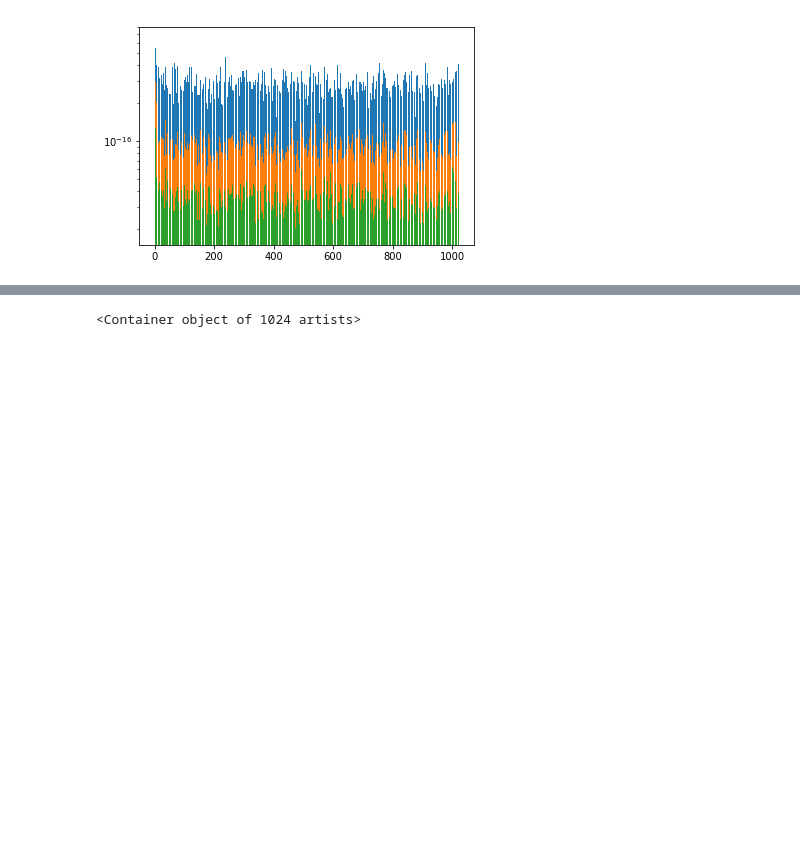
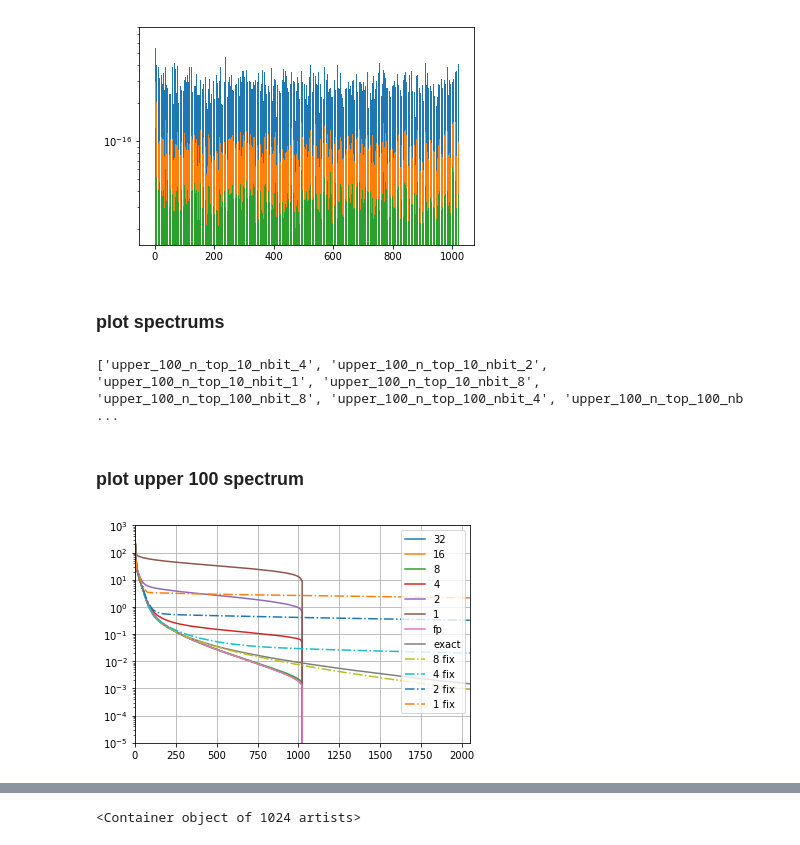
Before and after one commit to JianGoForIt/lp_rffs, a Jupyter notebook: kernel_reg/notebook/Visualize_residual_dynamic_range.ipynb, the cells around one changed output, grey strips where cells are left out. Drawn from its saved outputs; the diff is of its cells as text; code cells hidden in the pictures; blank space fills up the shorter version.

Commit message:
update auto scale visualization and dynamic range visualization

```diff
--- a/kernel_reg/notebook/Visualize_residual_dynamic_range.ipynb
+++ b/kernel_reg/notebook/Visualize_residual_dynamic_range.ipynb
@@ -166,11 +162,11 @@ percent  0.0
 # %%
 spectrum_dict = plot_with_percentile(upper=99, lower=1)
-with open("./tmp/spectrums_upper_" + str(99) + ".npy", "w") as f:
-    cp.dump(spectrum_dict, f)
+# with open("./tmp/spectrums_upper_" + str(99) + ".npy", "w") as f:
+#     cp.dump(spectrum_dict, f)
 # %%
 spectrum_dict = plot_with_percentile(upper=90, lower=10)
-with open("./tmp/spectrums_upper_" + str(90) + ".npy", "w") as f:
-    cp.dump(spectrum_dict, f)
+# with open("./tmp/spectrums_upper_" + str(90) + ".npy", "w") as f:
+#     cp.dump(spectrum_dict, f)
 # %%
 for n_top_comp in [0, 10, 100, 1000, 10000]:
     plt.figure()
@@ -199,3 +195,47 @@ percent  0.0610985519643
 [figure]
 percent  0.610985519643
 [figure]
+# %% [markdown]
+### plot spectrums
+# %%
+with open("./tmp/spectrums_upper_" + str(100) + ".npy", "r") as f:
+    spectrums_upper_100 = cp.load(f)
+with open("./tmp/spectrums_upper_" + str(99) + ".npy", "r") as f:
+    spectrums_upper_99 = cp.load(f)
+with open("./tmp/spectrums_upper_" + str(90) + ".npy", "r") as f:
+    spectrums_upper_90 = cp.load(f)
+with open("./exact_kernel_spectrum.npy", "r") as f:
+    spectrums_exact = np.load(f)
+with open("./spectrum_rff_pca_sqr_with_l2_n_base_feat_1024.pkl", "r") as f:
+    spectrums = cp.load(f)
+spectrums_fp = spectrums["fp_rff_error"]
+with open("./spectrum_rff_pca_sqr_with_l2_n_base_feat_8192.pkl", "r") as f:
+    spectrums_fix_bit = cp.load(f)
+# np.savetxt("./fp_rff_kernel_spectrum_1024.txt", spectrums["fp_rff_error"], delimiter=",")
+# %%
+print spectrums_upper_100.keys()
+# %% [output]
+['upper_100_n_top_10_nbit_4', 'upper_100_n_top_10_nbit_2', 'upper_100_n_top_10_nbit_1', 'upper_100_n_top_10_nbit_8', 'upper_100_n_top_100_nbit_8', 'upper_100_n_top_100_nbit_4', 'upper_100_n_top_100_nb ...
+# %% [markdown]
+### plot upper 100 spectrum
+# %%
+plt.figure()
+plt.semilogy(spectrums_upper_100["upper_100_n_top_10_nbit_32"], label="32")
+plt.semilogy(spectrums_upper_100["upper_100_n_top_10_nbit_16"], label="16")
+plt.semilogy(spectrums_upper_100["upper_100_n_top_10_nbit_8"], label="8")
+plt.semilogy(spectrums_upper_100["upper_100_n_top_10_nbit_4"], label="4")
+plt.semilogy(spectrums_upper_100["upper_100_n_top_10_nbit_2"], label="2")
+plt.semilogy(spectrums_upper_100["upper_100_n_top_10_nbit_1"], label="1")
+plt.semilogy(spectrums_fp, label="fp")
+plt.semilogy(spectrums_exact, label="exact")
+plt.semilogy(spectrums_fix_bit["lp_rff_budget_1024_nbit_8_seed_1"], '-.', label="8 fix")
+plt.semilogy(spectrums_fix_bit["lp_rff_budget_1024_nbit_4_seed_1"], '-.', label="4 fix")
+plt.semilogy(spectrums_fix_bit["lp_rff_budget_1024_nbit_2_seed_1"], '-.', label="2 fix")
+plt.semilogy(spectrums_fix_bit["lp_rff_budget_1024_nbit_1_seed_1"], '-.', label="1 fix")
+plt.grid()
+plt.legend()
+plt.ylim([1e-5, 1e3])
+plt.xlim([0, 2048])
+plt.show()
+# %% [output]
+[figure, added]
```
Also changed, not shown: parts of 17 cells of this notebook, 2 other files.
